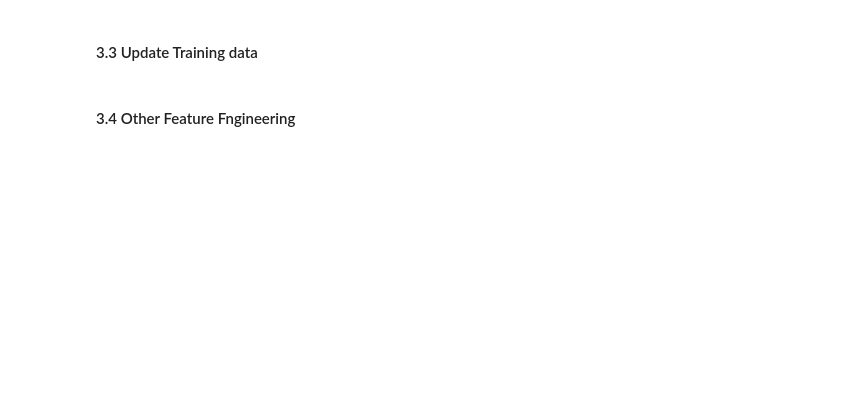
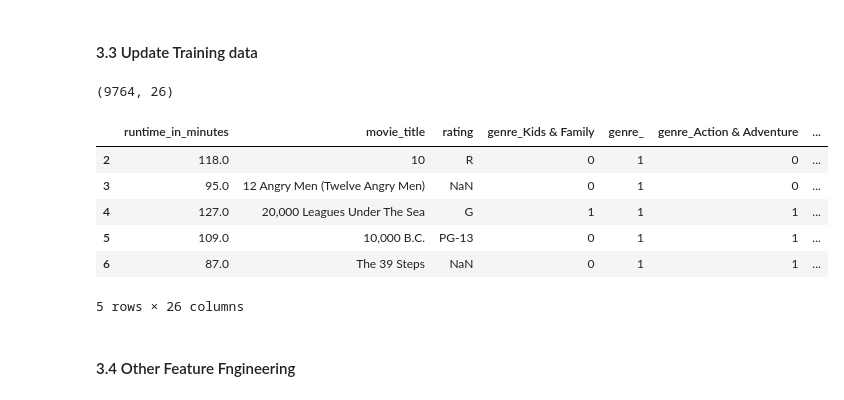
Before and after one commit to ShioHuang815/Movie_Critics, a Jupyter notebook: movie_critics.ipynb, the cells around one changed output. Saved outputs shown, nothing was run; the diff lists cells and outputs as text; code cells hidden in the pictures; blank space fills up the shorter version.

```diff
--- a/movie_critics.ipynb
+++ b/movie_critics.ipynb
@@ -406,3 +408,17 @@ train_X = process_genre_column(movies, train_X)
+# %%
+train_X.shape
+# %% [output]
+(9764, 26)
+# %%
+train_X.head()
+# %% [output]
+|  | runtime_in_minutes | movie_title | rating | genre_Kids & Family | genre_ | genre_Action & Adventure | ... |
+| 2 | 118.0 | 10 | R | 0 | 1 | 0 | ... |
+| 3 | 95.0 | 12 Angry Men (Twelve Angry Men) | NaN | 0 | 1 | 0 | ... |
+| 4 | 127.0 | 20,000 Leagues Under The Sea | G | 1 | 1 | 1 | ... |
+| 5 | 109.0 | 10,000 B.C. | PG-13 | 0 | 1 | 1 | ... |
+| 6 | 87.0 | The 39 Steps | NaN | 0 | 1 | 1 | ... |
+5 rows × 26 columns
 # %%
 # Create train_y
 train_y = train_set.critic_rating
```
Also changed, not shown: parts of 20 cells of this notebook.
